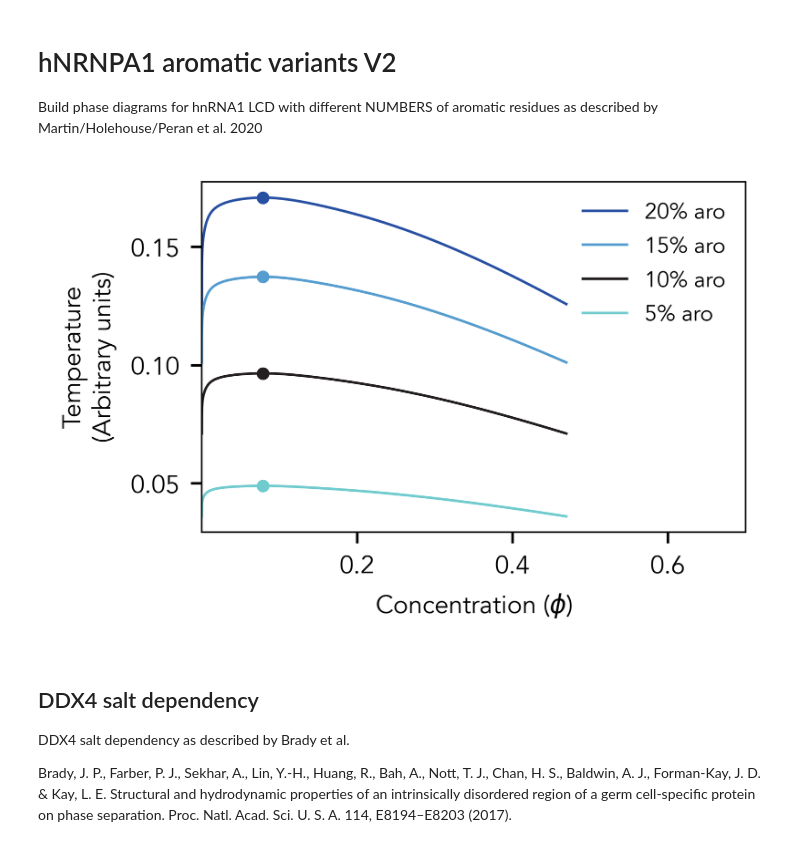
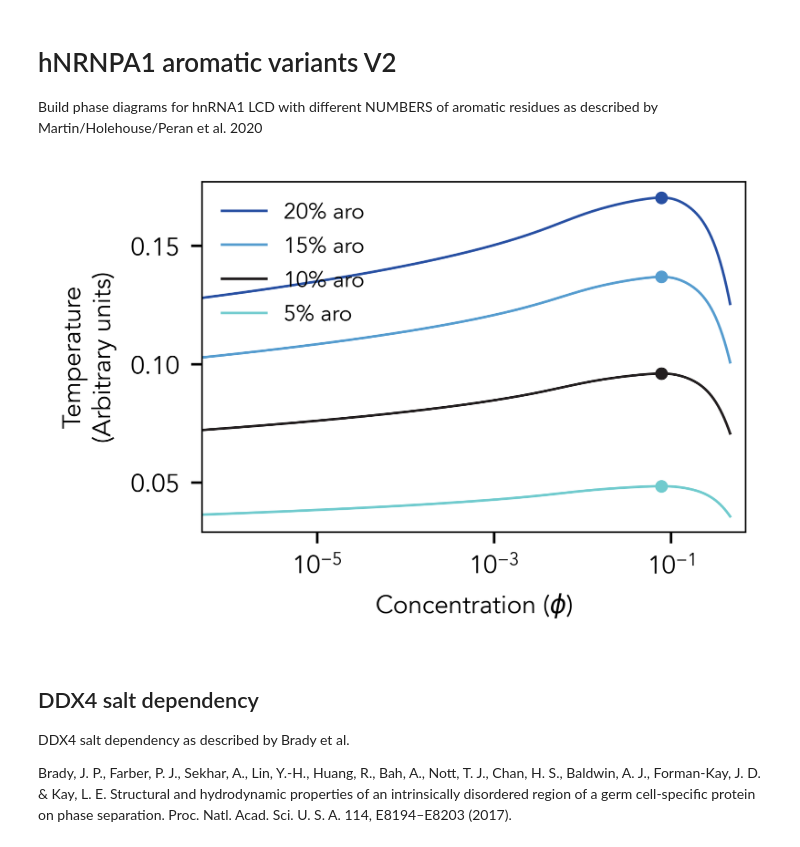
Before and after one commit to idptools/finches, a Jupyter notebook: demo/phase_diagrams/phase_diagram_demo.ipynb, the cells around one changed output. Drawn from its saved outputs; the diff is of its cells as text; code cells hidden in the pictures.

```diff
--- a/demo/phase_diagrams/phase_diagram_demo.ipynb
+++ b/demo/phase_diagrams/phase_diagram_demo.ipynb
@@ -40,3 +34,7 @@ IMC_object = epsilon_calculation.Interaction_Matrix_Constructor(mPiPi_GGv1_model
+# %%
+# initialize the frontend objects
+mf = Mpipi_frontend()
+cf = CALVADOS_frontend()
 # %% [markdown]
 ## FUS LCD
 Build phase diagrams for FUS-LCD, FUS-LCD+6E and FUS-LCD+12E as described in Dignon et al. 2018 and Monahan et al. 2017
@@ -131,37 +177,37 @@ colors[1] = '#559ccf'
 colors[2] = '#231f20'
 colors[3] = '#70cbce'
 
 
 names = {}
 names[0] = '20% aro'
 names[1] = '15% aro'
 names[2] = '10% aro'
 names[3] = '5% aro'
 
 for idx, d in enumerate(a1_seqs):
 
-    XOUT = epsilon_to_FHtheory.return_phase_diagram(d, IMC_object)
+    XOUT = epsilon_to_FHtheory.return_phase_diagram(d, mf.IMC_object)
 
     plt.plot(XOUT[0], XOUT[3],'-', color=colors[idx],linewidth=0.8)
-    plt.plot(XOUT[1],XOUT[3],'-', color=colors[idx],linewidth=0.8, label=names[idx])
+    plt.plot(XOUT[1], XOUT[3],'-', color=colors[idx],linewidth=0.8, label=names[idx])
     plt.plot(XOUT[2][0], XOUT[2][1],'.', color=colors[idx],linewidth=0.5, ms=8,  mew=0)
 
 
 plt.legend(fontsize=7, frameon=False)
 
 plt.xlim ([0.0000005,0.7])
 
 ## uncomment to show as log slcae
-#plt.xscale('log')
+plt.xscale('log')
 
 plt.xticks(fontsize=8)
 plt.yticks(fontsize=8)
 plt.tight_layout()
 plt.xlabel(r'Concentration ($\phi$)', fontsize=8)
 plt.ylabel('Temperature\n(Arbitrary units)', fontsize=8)
 plt.savefig('A1_phase_diagram.pdf')
 # %% [output]
-[figure, old version]
+[figure, new version]
 # %% [markdown]
 ## DDX4 salt dependency
 DDX4 salt dependency as described by Brady et al.
```
Also changed, not shown: parts of 19 cells of this notebook, 3 other files.
